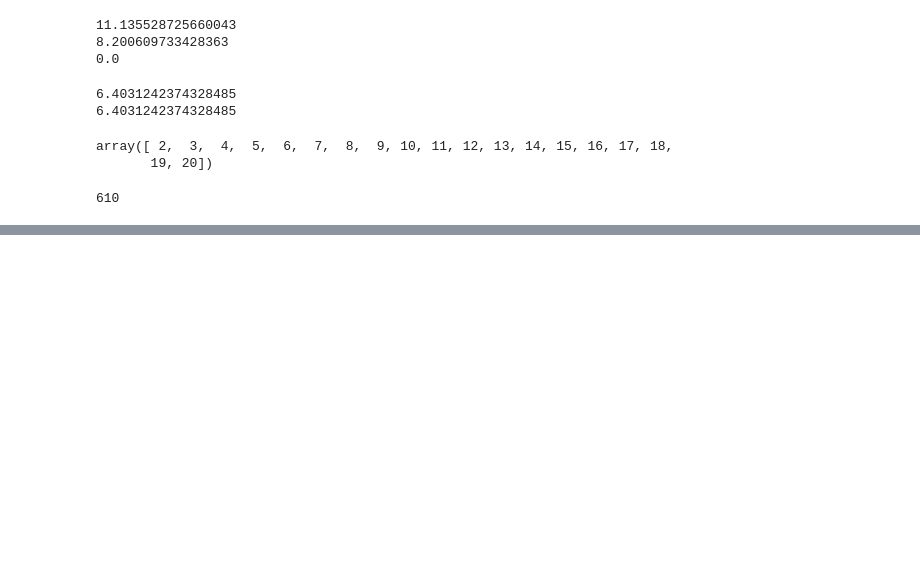
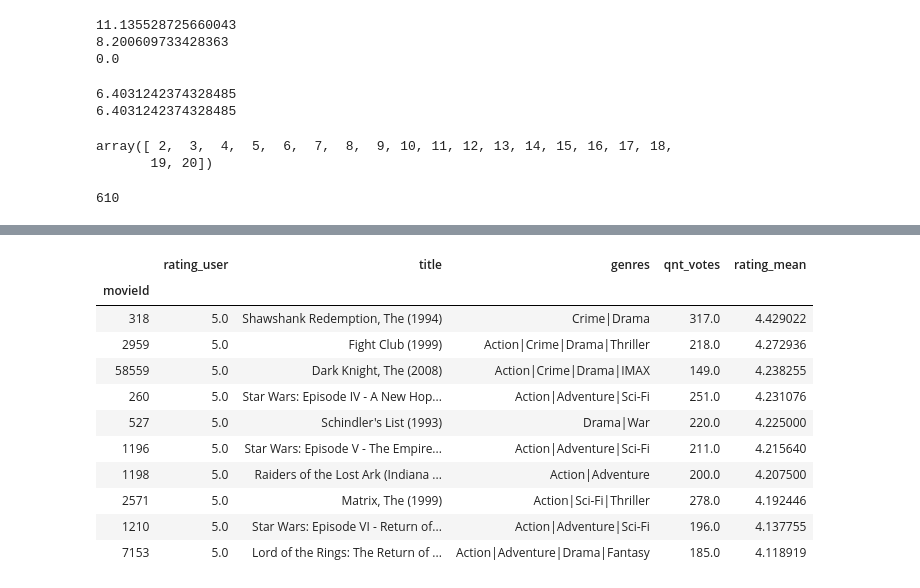
Before and after one commit to BrunaMS/machine_learning_course, a Jupyter notebook: 5_introduction_to_recommendation_systems/recommendation_systems.ipynb, the cells around one changed output, grey strips where cells are left out. Saved outputs shown, nothing was run; the diff lists cells and outputs as text; code cells hidden in the pictures; blank space fills up the shorter version.

```diff
--- a/5_introduction_to_recommendation_systems/recommendation_systems.ipynb
+++ b/5_introduction_to_recommendation_systems/recommendation_systems.ipynb
@@ -366,0 +357,3 @@ dist_user_1[500:550]
+# %%
+def user_ratings(user, data, users_column, movies_column):
+    return data.query('{0} == {1}'.format(users_column, user)).set_index(movies_column)
@@ -366,0 +402,14 @@ dist_user_1[500:550]
+# %%
+def knn(user, data, users_column, ratings_column, movies_column, k_nearest_users = 1, k_users = None):
+    nearest_users_dist = distance_of_others(data, users_column, ratings_column, movies_column, user, k_nearest_users = k_nearest_users, k_users = k_users)
+    user_movies = user_ratings(user, data, users_column, movies_column)
+    nearest_users_movies = data.set_index(users_column).loc[nearest_users_dist.index]
+
+    suggested_movies_drop = nearest_users_movies.drop(user_movies.index, errors = 'ignore')
+    suggested_movies_idx = suggested_movies_drop.set_index(movies_column)
+
+    suggested_movies_mean = suggested_movies_idx.groupby(movies_column).mean()[[ratings_column]]
+    suggested_movies_join = suggested_movies_mean.join(movies, lsuffix = '_user', rsuffix = '_mean')
+    suggested_movies = suggested_movies_join.sort_values(['%s_user' % ratings_column, '%s_mean' % ratings_column], ascending = False)
+    filtered_suggested_movies = suggested_movies.query('qnt_votes > (qnt_votes.max()*0.15)')
+    return filtered_suggested_movies
@@ -366,0 +422,16 @@ dist_user_1[500:550]
+# %%
+suggestions_user1_2 = knn(1, ratings, 'userId', 'rating', 'movieId', k_nearest_users = 2) # 1198, 2571, 4973, 4993, 5349, 7153, 79132, 109487
+suggestions_user1_2.head(10)
+# %% [output]
+|  | rating_user | title | genres | qnt_votes | rating_mean |
+| movieId |  |  |  |  |  |
+| 318 | 5.0 | Shawshank Redemption, The (1994) | Crime|Drama | 317.0 | 4.429022 |
+| 2959 | 5.0 | Fight Club (1999) | Action|Crime|Drama|Thriller | 218.0 | 4.272936 |
+| 58559 | 5.0 | Dark Knight, The (2008) | Action|Crime|Drama|IMAX | 149.0 | 4.238255 |
+| 260 | 5.0 | Star Wars: Episode IV - A New Hop... | Action|Adventure|Sci-Fi | 251.0 | 4.231076 |
+| 527 | 5.0 | Schindler's List (1993) | Drama|War | 220.0 | 4.225000 |
+| 1196 | 5.0 | Star Wars: Episode V - The Empire... | Action|Adventure|Sci-Fi | 211.0 | 4.215640 |
+| 1198 | 5.0 | Raiders of the Lost Ark (Indiana ... | Action|Adventure | 200.0 | 4.207500 |
+| 2571 | 5.0 | Matrix, The (1999) | Action|Sci-Fi|Thriller | 278.0 | 4.192446 |
+| 1210 | 5.0 | Star Wars: Episode VI - Return of... | Action|Adventure|Sci-Fi | 196.0 | 4.137755 |
+| 7153 | 5.0 | Lord of the Rings: The Return of ... | Action|Adventure|Drama|Fantasy | 185.0 | 4.118919 |
```
Also changed, not shown: parts of 19 cells of this notebook.
